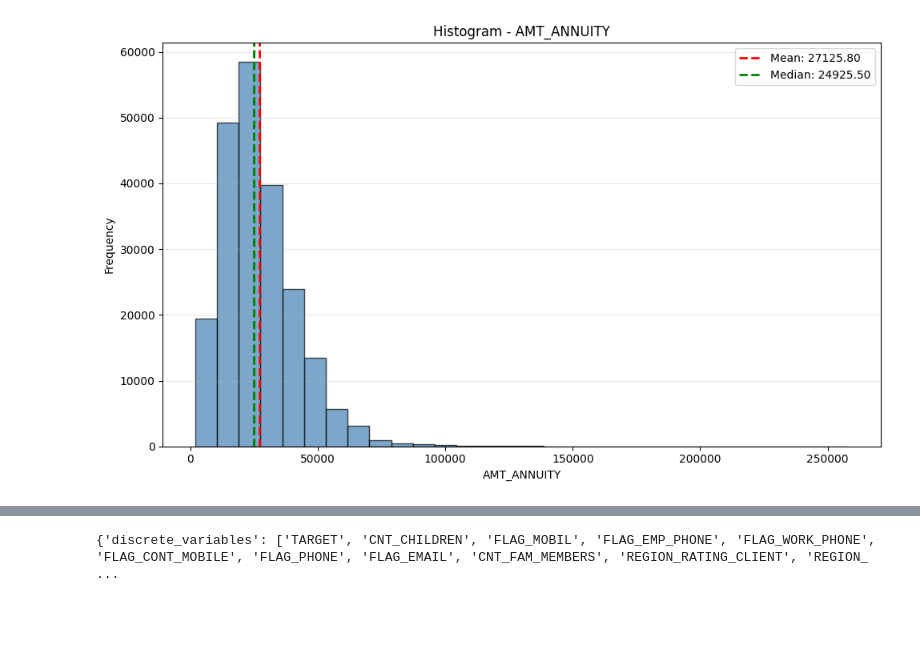
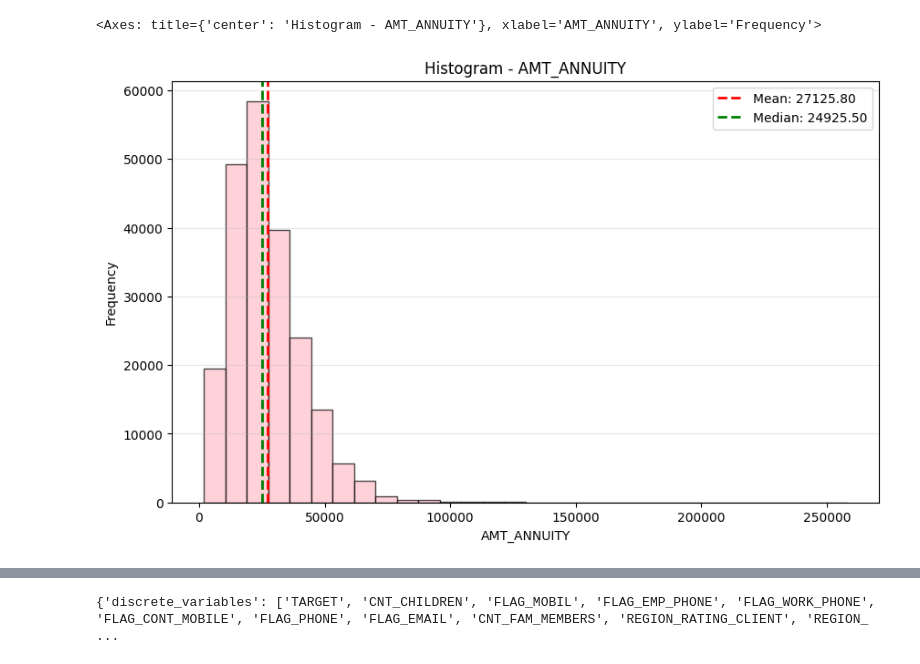
Before and after one commit to MinhGioChai/Data-Visualization, a Jupyter notebook: processing/function.ipynb, the cells around one changed output, grey strips where cells are left out. Drawn from its saved outputs; the diff is of its cells as text; code cells hidden in the pictures; blank space fills up the shorter version.

```diff
--- a/processing/function.ipynb
+++ b/processing/function.ipynb
@@ -798,4 +529,6 @@ plot_nominal_topk_barchart(df['NAME_INCOME_TYPE'], top_k=5)
 # %%
-plot_continuous_histogram(df['AMT_ANNUITY'])
+# Cách 1: Vẽ riêng lẻ
+plot_continuous_histogram(df['AMT_ANNUITY'], color = 'pink')
 # %% [output]
+<Axes: title={'center': 'Histogram - AMT_ANNUITY'}, xlabel='AMT_ANNUITY', ylabel='Frequency'>
-[figure, old version]
+[figure, new version]
```
Also changed, not shown: parts of 5 cells of this notebook, 5 other files.
